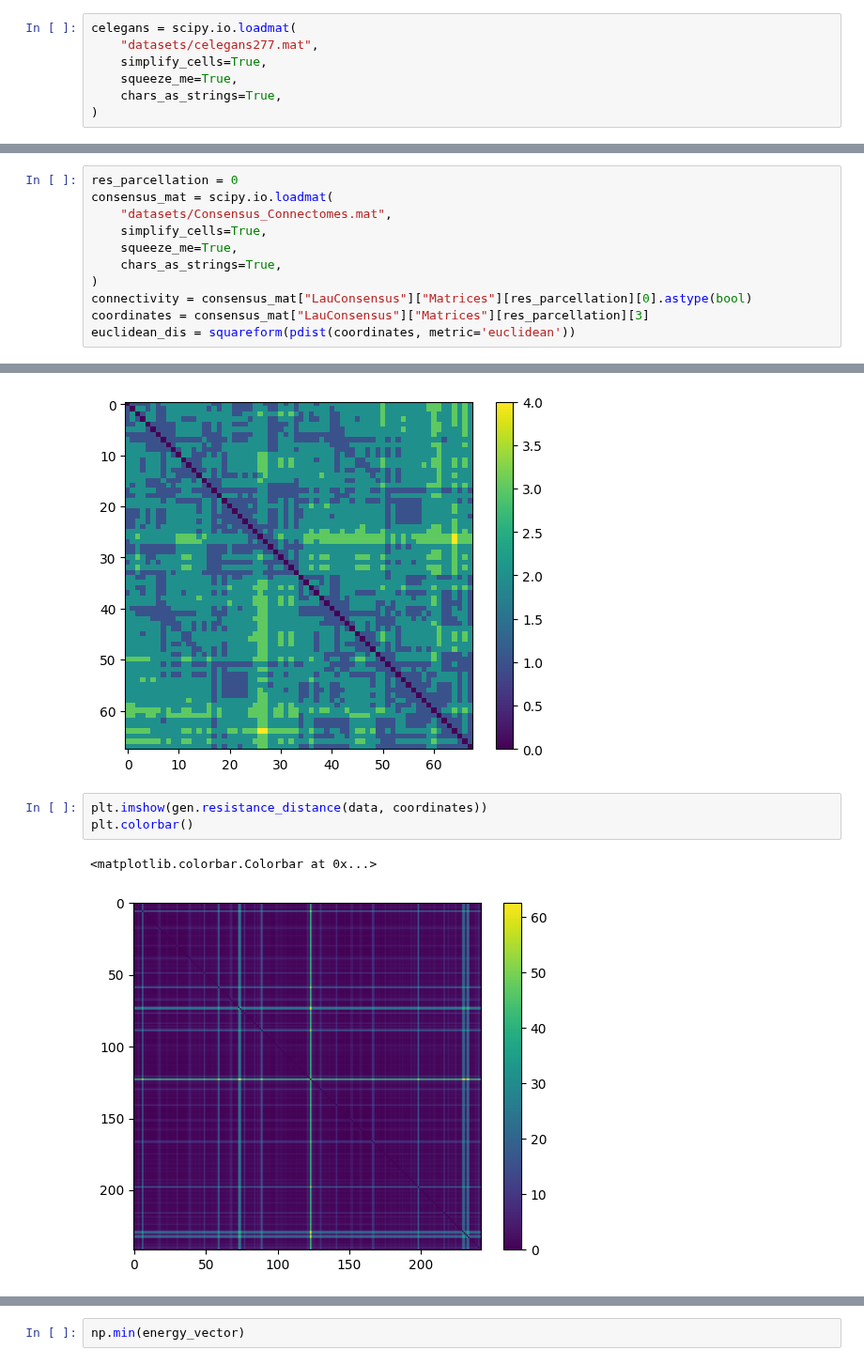
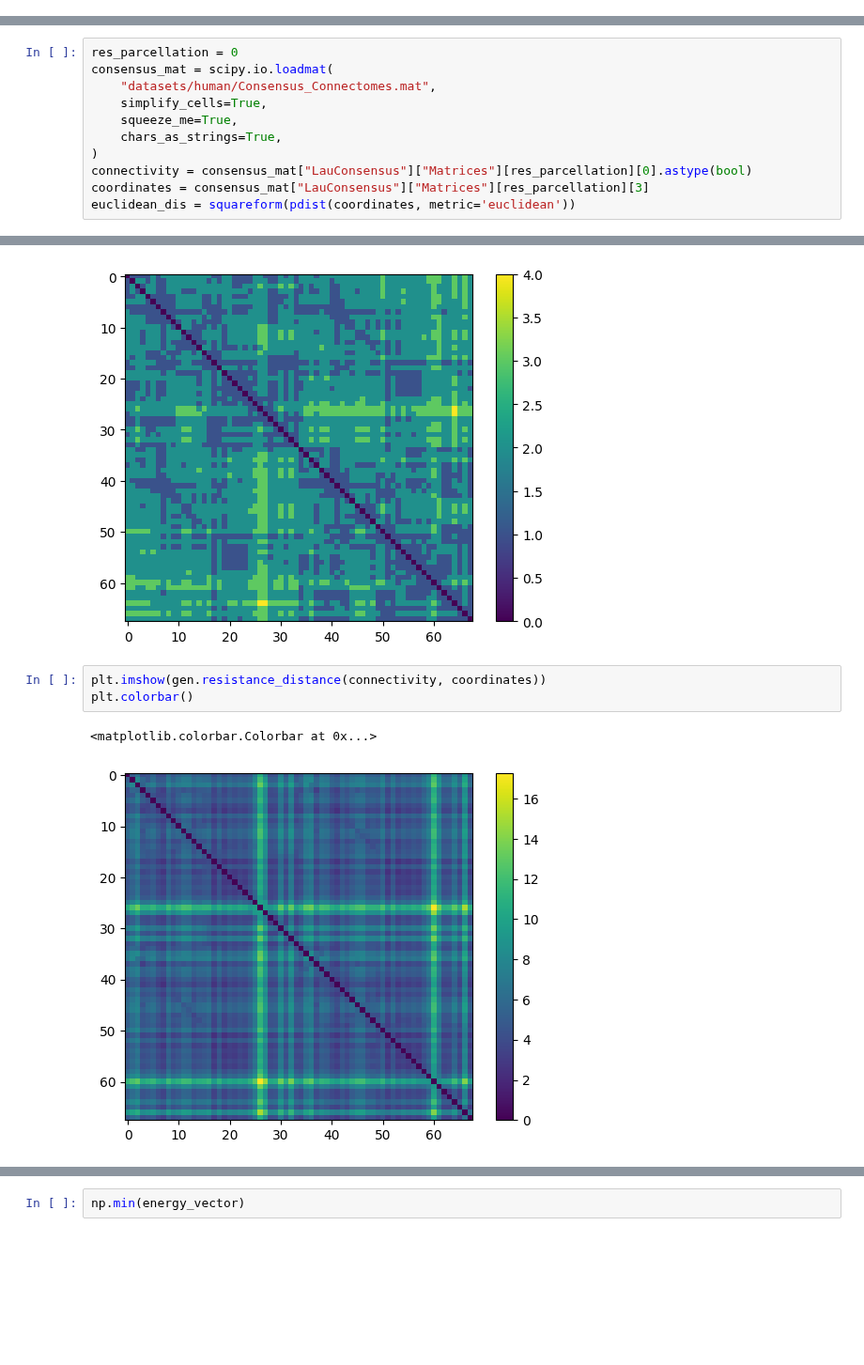
Before and after one commit to kuffmode/Optimal_networks, a Jupyter notebook: generative_analysis.ipynb, the cells around one changed output, grey strips where cells are left out. Shown at 94% size. Drawn from its saved outputs; the diff is of its cells as text; blank space fills up the shorter version.

```diff
--- a/generative_analysis.ipynb
+++ b/generative_analysis.ipynb
@@ -23,7 +13,0 @@ plt.imshow(data)
-# %%
-celegans = scipy.io.loadmat(
-    "datasets/celegans277.mat",
-    simplify_cells=True,
-    squeeze_me=True,
-    chars_as_strings=True,
-)
@@ -49,7 +14,7 @@ plt.imshow(celegans_connectome)
 # %%
 res_parcellation = 0
 consensus_mat = scipy.io.loadmat(
-    "datasets/Consensus_Connectomes.mat",
+    "datasets/human/Consensus_Connectomes.mat",
     simplify_cells=True,
     squeeze_me=True,
     chars_as_strings=True,
@@ -64,9 +29,9 @@ plt.colorbar()
 <matplotlib.colorbar.Colorbar at 0x...>
 [figure]
 # %%
-plt.imshow(gen.resistance_distance(data, coordinates))
+plt.imshow(gen.resistance_distance(connectivity, coordinates))
 plt.colorbar()
 # %% [output]
 <matplotlib.colorbar.Colorbar at 0x...>
-[figure, old version]
+[figure, new version]
 # %%
```
Also changed, not shown: parts of 28 cells of this notebook, 5 other files.
